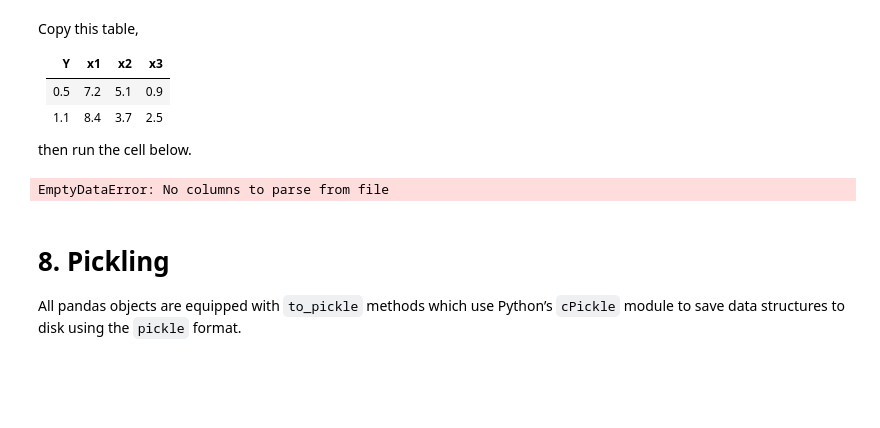
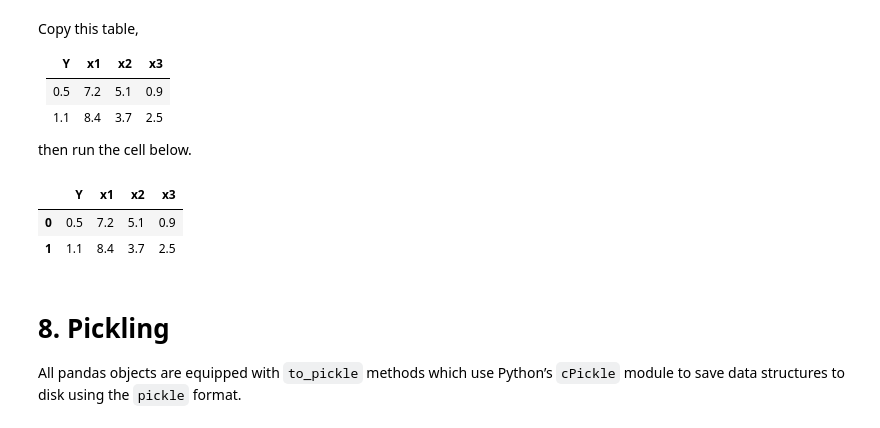
Before and after one commit to Tim-Abwao/learning-pandas, a Jupyter notebook: Going through the User Guide/IO tools.ipynb, the cells around one changed output. Drawn from its saved outputs; the diff is of its cells as text; code cells hidden in the pictures; blank space fills up the shorter version.

```diff
--- a/Going through the User Guide/IO tools.ipynb
+++ b/Going through the User Guide/IO tools.ipynb
@@ -200,6 +158,8 @@ Y | x1 | x2 | x3
 
  then run the cell below.
 # %%
-pd.read_clipboard()
+pd.read_clipboard().head()
 # %% [output]
-EmptyDataError: No columns to parse from file
+|  | Y | x1 | x2 | x3 |
+| 0 | 0.5 | 7.2 | 5.1 | 0.9 |
+| 1 | 1.1 | 8.4 | 3.7 | 2.5 |
```
Also changed, not shown: parts of 63 cells of this notebook, 1 other file.
